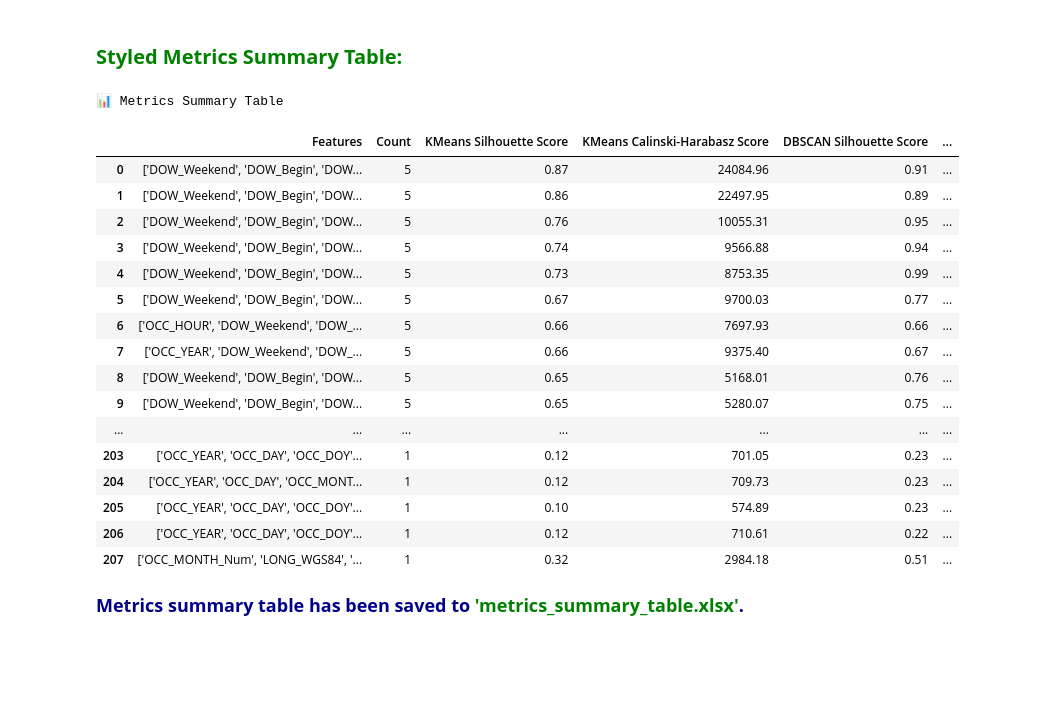
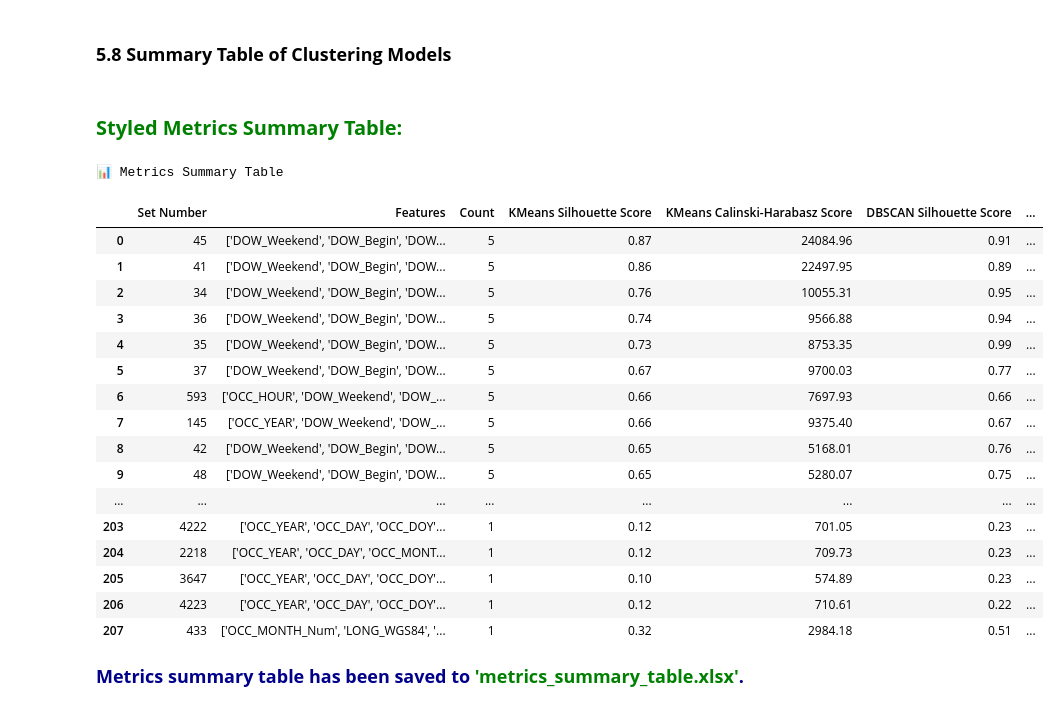
Before and after one commit to mohammadbadi/CrimeAnalytics_Clustering_Approach_2, a Jupyter notebook: Code Sections/5.8 Summary Table of Clustering Models.ipynb, the cells around one changed output. Drawn from its saved outputs; the diff is of its cells as text; code cells hidden in the pictures; blank space fills up the shorter version.

```diff
--- a/Code Sections/5.8 Summary Table of Clustering Models.ipynb
+++ b/Code Sections/5.8 Summary Table of Clustering Models.ipynb
@@ -1,5 +1,7 @@
 # %% [markdown]
 <a href="https://colab.research.google.com/github/mohammadbadi/Clustering_Frequency/blob/main/Code%20Sections/5.8%20Summary%20Table%20of%20Clustering%20Models.ipynb" target="_parent"><img src="https://colab.research.google.com/assets/colab-badge.svg" alt="Open In Colab"/></a>
+# %% [markdown]
+### **5.8 Summary Table of Clustering Models**
 # %%
 import warnings                                                                   # Import necessary libraries
 import pandas as pd
@@ -14,7 +16,8 @@ warnings.filterwarnings("ignore", category=DeprecationWarning)
 warnings.filterwarnings("ignore", category=FutureWarning)                         # Ignore future warnings
 
 # Read the CSV file with updated feature names
-data = pd.read_csv("Feature_Combo_New_Results.csv")
+url = "https://raw.githubusercontent.com/mohammadbadi/Clustering_Frequency/refs/heads/main/Output_CSV/Feature_Combo_New_Results.csv"  # Load feature combinations
+data = pd.read_csv(url)
 
 metrics = [                                                                       # Define the metrics to evaluate
     'KMeans Silhouette Score',
@@ -48,13 +51,14 @@ summary_df = pd.DataFrame.from_dict(feature_set_summary, orient='index')
 summary_df.reset_index(inplace=True)
 summary_df.columns = ['Features', 'Count', 'Found In']                            # Updated column name
 summary_df.sort_values(by='Count', ascending=False, inplace=True)                 # Sort by Count in descending order
-final_metrics_df = pd.DataFrame(columns=['Features', 'Count', *metrics])          # Prepare the final metrics DataFrame
+final_metrics_df = pd.DataFrame(columns=['Set Number','Features', 'Count', *metrics])          # Prepare the final metrics DataFrame
 
 for index, row in summary_df.iterrows():
     feature_set_name = row['Features']
     metrics_row = data[data['Features'] == feature_set_name]
     if not metrics_row.empty:
         new_row = {
+            'Set Number': metrics_row['Set Number'].values[0],  # Fetch Set Number from CSV
             'Features': feature_set_name,
             'Count': row['Count'],
             **{metric: metrics_row[metric].values[0] for metric in metrics}
@@ -78,53 +82,59 @@ def highlight_top5(s, ascending=True):
 
 # Apply highlighting with correct order:
 # For silhouette and Calinski-Harabasz, higher is better (descending sort)
 # For Davies-Bouldin Index, lower is better (ascending sort)
 styled_table = final_metrics_df.style.apply(lambda s: highlight_top5(s, ascending=False), subset=['KMeans Silhouette Score']) \
                                       .apply(lambda s: highlight_top5(s, ascending=False), subset=['DBSCAN Silhouette Score']) \
                                       .apply(lambda s: highlight_top5(s, ascending=True), subset=['KMeans Davies-Bouldin Index']) \
                                       .apply(lambda s: highlight_top5(s, ascending=True), subset=['DBSCAN Davies-Bouldin Index']) \
                                       .apply(lambda s: highlight_top5(s, ascending=False), subset=['KMeans Calinski-Harabasz Score']) \
                                       .format({metric: '{:.2f}' for metric in metrics}) \
                                       .set_table_styles([
-                                          {'selector': 'th', 'props': [('background-color', '#4CAF50'), ('color', 'white'), ('font-weight', 'bold')]},
-                                          {'selector': 'td', 'props': [('padding', '10px'), ('text-align', 'center')]},
-                                          {'selector': '.row:hover', 'props': [('background-color', '#f1f1f1')]},
+                                          {'selector': 'th', 'props': [('background-color', '#4CAF50'),
+                                                                      ('color', 'white'),
+                                                                      ('font-weight', 'bold'),
+                                                                      ('text-align', 'center'),
+                                                                      ('border', '1px solid black')]},  # Center-align and add black borders to headers
+                                          {'selector': 'td', 'props': [('padding', '10px'),
+                                                                      ('text-align', 'center'),
+                                                                      ('border', '1px solid black')]},  # Center-align and add black borders to all cells
+                                          {'selector': 'table', 'props': [('border-collapse', 'collapse')]}  # Ensure border styling applies correctly
                                       ]).set_properties(**{'border': '1px solid black'}) \
                                       .set_caption("<h3 style='color: navy; text-align: center;'>📊 Metrics Summary Table</h3>")
 
 display(HTML("<h2 style='color: green; font-size: 20px;'><b> Styled Metrics Summary Table:</b></h2>"))  # Display styled table with formatted title
 display(styled_table)
 
 styled_table.data.to_excel('metrics_summary_table.xlsx', index=False)             # Save the styled table to an Excel file
 
 display(HTML("""
     <p style="color: darkblue; font-size: 18px; font-weight: bold;">
          Metrics summary table has been saved to <span style="color: green;">'metrics_summary_table.xlsx'</span>.
     </p>
 """))
 dfi.export(styled_table.data, 'metrics_summary_table.png', table_conversion='matplotlib', max_rows=-1)
 files.download('metrics_summary_table.png')                                       # Download the results in PNG file
 files.download('metrics_summary_table.xlsx')                                      # Download the results in Excel File
 # %% [output]
 Styled Metrics Summary Table:
 📊 Metrics Summary Table
-|  | Features | Count | KMeans Silhouette Score | KMeans Calinski-Harabasz Score | DBSCAN Silhouette Score | ... |
-| 0 | ['DOW_Weekend', 'DOW_Begin', 'DOW... | 5 | 0.87 | 24084.96 | 0.91 | ... |
-| 1 | ['DOW_Weekend', 'DOW_Begin', 'DOW... | 5 | 0.86 | 22497.95 | 0.89 | ... |
-| 2 | ['DOW_Weekend', 'DOW_Begin', 'DOW... | 5 | 0.76 | 10055.31 | 0.95 | ... |
-| 3 | ['DOW_Weekend', 'DOW_Begin', 'DOW... | 5 | 0.74 | 9566.88 | 0.94 | ... |
-| 4 | ['DOW_Weekend', 'DOW_Begin', 'DOW... | 5 | 0.73 | 8753.35 | 0.99 | ... |
-| 5 | ['DOW_Weekend', 'DOW_Begin', 'DOW... | 5 | 0.67 | 9700.03 | 0.77 | ... |
-| 6 | ['OCC_HOUR', 'DOW_Weekend', 'DOW_... | 5 | 0.66 | 7697.93 | 0.66 | ... |
-| 7 | ['OCC_YEAR', 'DOW_Weekend', 'DOW_... | 5 | 0.66 | 9375.40 | 0.67 | ... |
-| 8 | ['DOW_Weekend', 'DOW_Begin', 'DOW... | 5 | 0.65 | 5168.01 | 0.76 | ... |
-| 9 | ['DOW_Weekend', 'DOW_Begin', 'DOW... | 5 | 0.65 | 5280.07 | 0.75 | ... |
-| ... | ... | ... | ... | ... | ... | ... |
-| 203 | ['OCC_YEAR', 'OCC_DAY', 'OCC_DOY'... | 1 | 0.12 | 701.05 | 0.23 | ... |
-| 204 | ['OCC_YEAR', 'OCC_DAY', 'OCC_MONT... | 1 | 0.12 | 709.73 | 0.23 | ... |
-| 205 | ['OCC_YEAR', 'OCC_DAY', 'OCC_DOY'... | 1 | 0.10 | 574.89 | 0.23 | ... |
-| 206 | ['OCC_YEAR', 'OCC_DAY', 'OCC_DOY'... | 1 | 0.12 | 710.61 | 0.22 | ... |
-| 207 | ['OCC_MONTH_Num', 'LONG_WGS84', '... | 1 | 0.32 | 2984.18 | 0.51 | ... |
+|  | Set Number | Features | Count | KMeans Silhouette Score | KMeans Calinski-Harabasz Score | DBSCAN Silhouette Score | ... |
+| 0 | 45 | ['DOW_Weekend', 'DOW_Begin', 'DOW... | 5 | 0.87 | 24084.96 | 0.91 | ... |
+| 1 | 41 | ['DOW_Weekend', 'DOW_Begin', 'DOW... | 5 | 0.86 | 22497.95 | 0.89 | ... |
+| 2 | 34 | ['DOW_Weekend', 'DOW_Begin', 'DOW... | 5 | 0.76 | 10055.31 | 0.95 | ... |
+| 3 | 36 | ['DOW_Weekend', 'DOW_Begin', 'DOW... | 5 | 0.74 | 9566.88 | 0.94 | ... |
+| 4 | 35 | ['DOW_Weekend', 'DOW_Begin', 'DOW... | 5 | 0.73 | 8753.35 | 0.99 | ... |
+| 5 | 37 | ['DOW_Weekend', 'DOW_Begin', 'DOW... | 5 | 0.67 | 9700.03 | 0.77 | ... |
+| 6 | 593 | ['OCC_HOUR', 'DOW_Weekend', 'DOW_... | 5 | 0.66 | 7697.93 | 0.66 | ... |
+| 7 | 145 | ['OCC_YEAR', 'DOW_Weekend', 'DOW_... | 5 | 0.66 | 9375.40 | 0.67 | ... |
+| 8 | 42 | ['DOW_Weekend', 'DOW_Begin', 'DOW... | 5 | 0.65 | 5168.01 | 0.76 | ... |
+| 9 | 48 | ['DOW_Weekend', 'DOW_Begin', 'DOW... | 5 | 0.65 | 5280.07 | 0.75 | ... |
+| ... | ... | ... | ... | ... | ... | ... | ... |
+| 203 | 4222 | ['OCC_YEAR', 'OCC_DAY', 'OCC_DOY'... | 1 | 0.12 | 701.05 | 0.23 | ... |
+| 204 | 2218 | ['OCC_YEAR', 'OCC_DAY', 'OCC_MONT... | 1 | 0.12 | 709.73 | 0.23 | ... |
+| 205 | 3647 | ['OCC_YEAR', 'OCC_DAY', 'OCC_DOY'... | 1 | 0.10 | 574.89 | 0.23 | ... |
+| 206 | 4223 | ['OCC_YEAR', 'OCC_DAY', 'OCC_DOY'... | 1 | 0.12 | 710.61 | 0.22 | ... |
+| 207 | 433 | ['OCC_MONTH_Num', 'LONG_WGS84', '... | 1 | 0.32 | 2984.18 | 0.51 | ... |
 Metrics summary table has been saved to 'metrics_summary_table.xlsx'.
 [interactive output not drawn]
 [interactive output not drawn]
```
